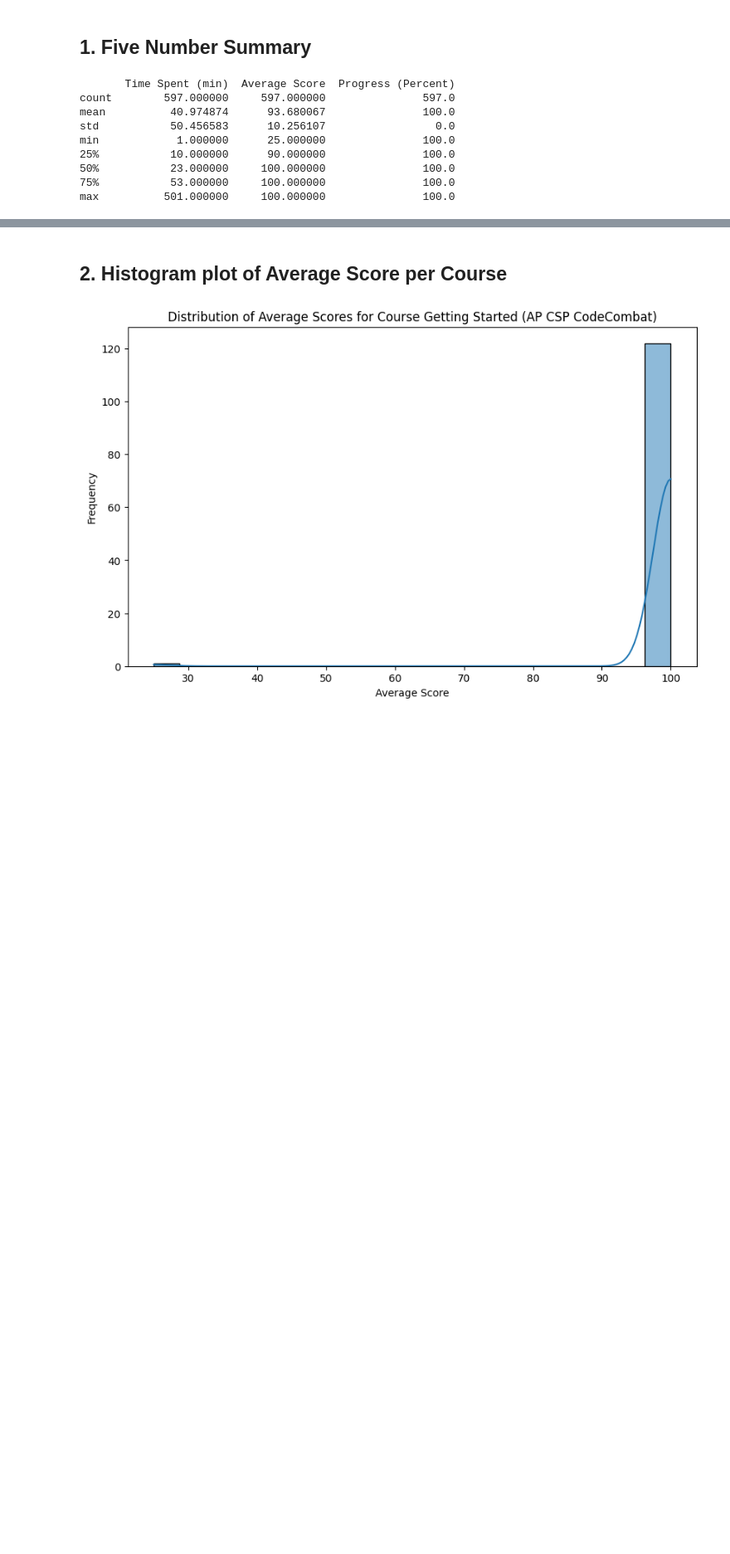
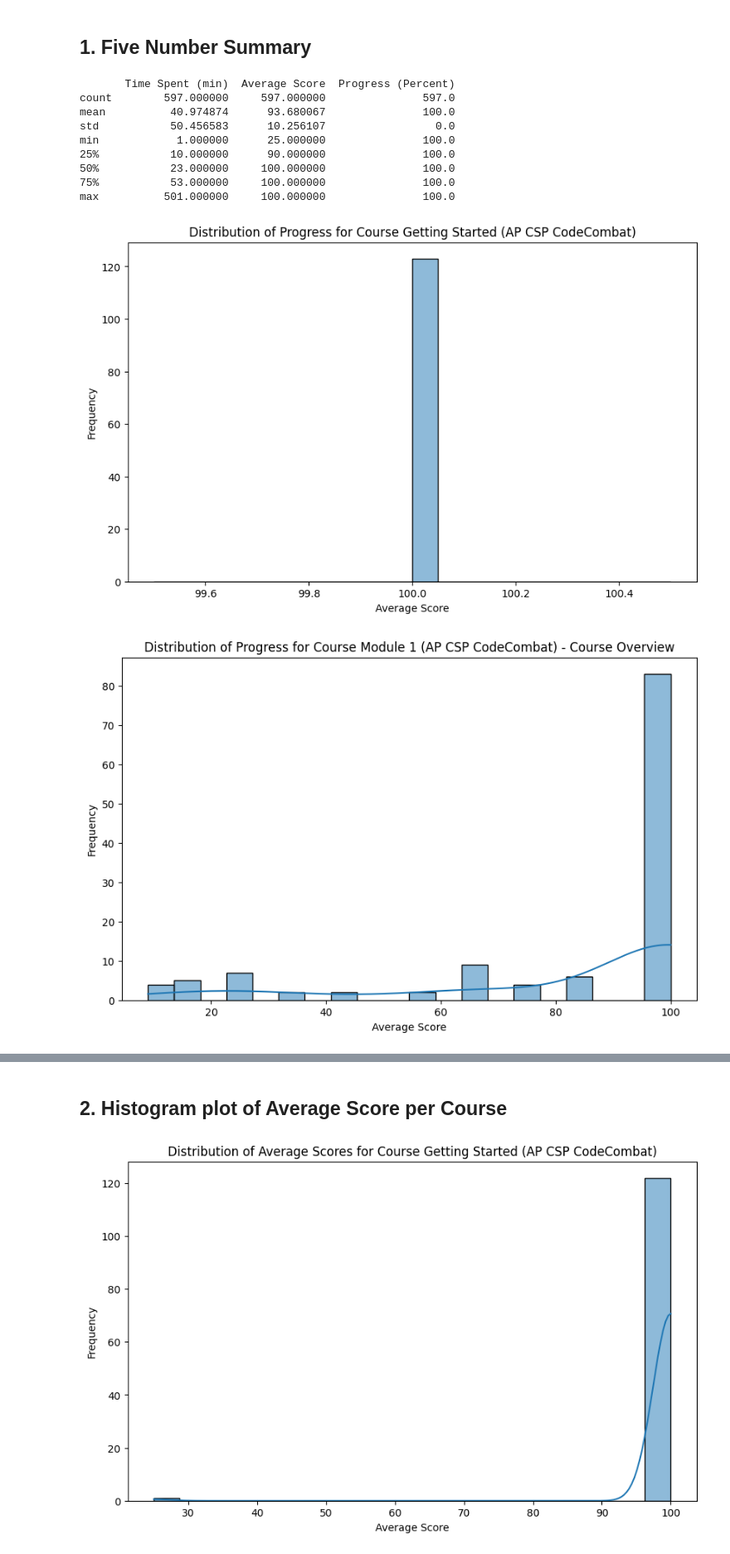
Before and after one commit to 13point5/formative-evaluation-class-assignments, a Jupyter notebook: assignment-4/exp1.ipynb, the cells around one changed output, grey strips where cells are left out. Shown at 83% size. Cells and saved outputs as stored; diff of their text form; code cells hidden in the pictures; blank space fills up the shorter version.

```diff
--- a/assignment-4/exp1.ipynb
+++ b/assignment-4/exp1.ipynb
@@ -36,3 +59,5 @@ df.dropna(subset=['Date Completed', 'Time Spent (min)', 'Average Score', 'Progre
+# %%
+grouped = df.groupby('Course')
 # %% [markdown]
 # Descriptive Statistics
 # %% [markdown]
@@ -50,3 +75,17 @@ min            1.000000      25.000000               100.0
 50%           23.000000     100.000000               100.0
 75%           53.000000     100.000000               100.0
 max          501.000000     100.000000               100.0
+# %%
+
+for course, data in grouped:
+    plt.figure(figsize=(10, 6))
+    # sns.histplot(data['Progress (Percent)'], kde=True, bins=20)
+    # hist plot for progress where progress > 0
+    sns.histplot(data[data['Progress (Percent)'] > 0]['Progress (Percent)'], kde=True, bins=20)
+    plt.title(f'Distribution of Progress for Course {course}')
+    plt.xlabel('Average Score')
+    plt.ylabel('Frequency')
+    plt.show()
+# %% [output]
+[figure, added]
+[figure, added]
```
Also changed, not shown: parts of 10 cells of this notebook, 3 other files.
